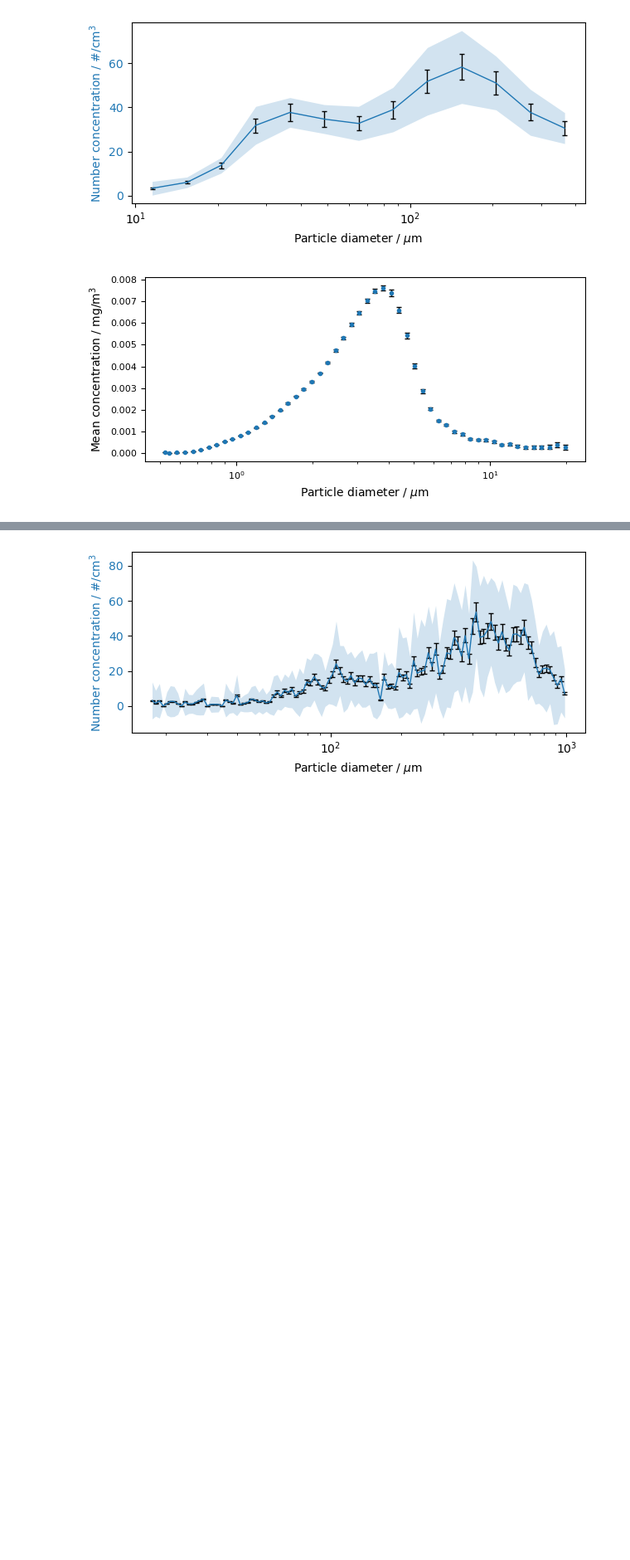
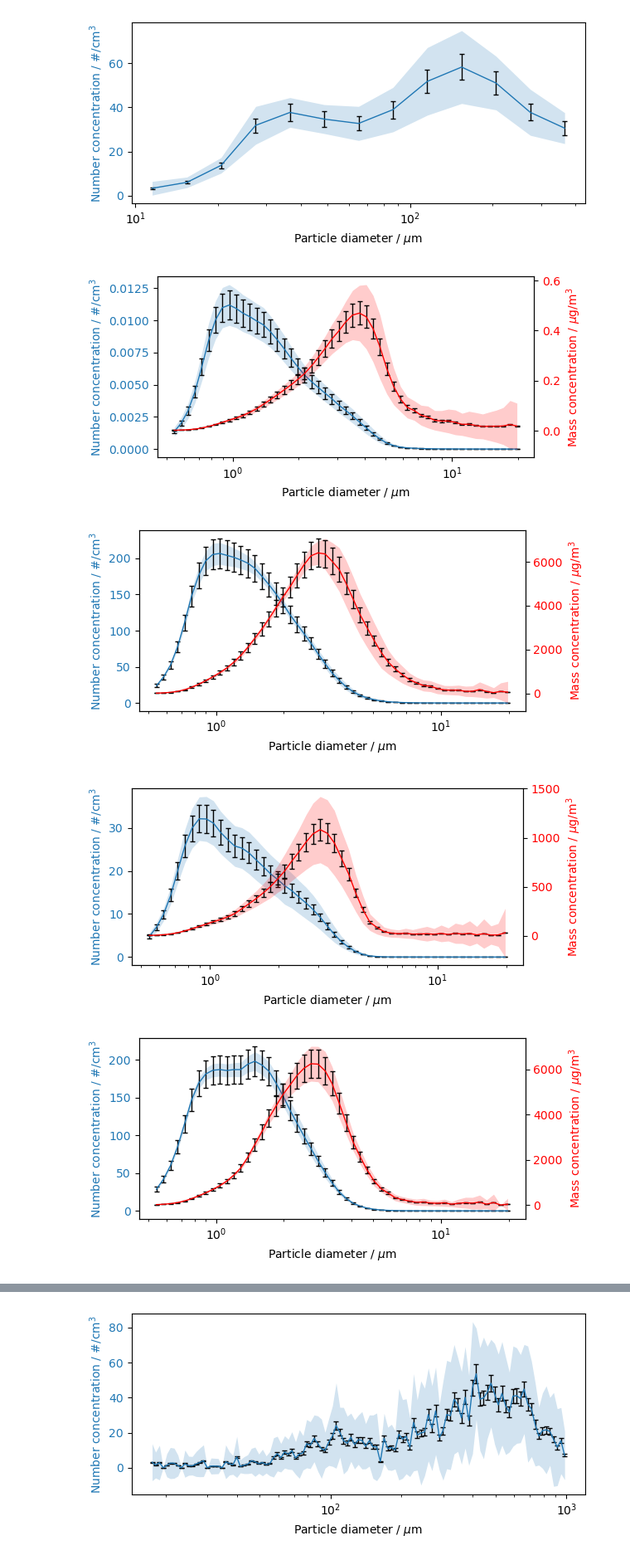
Before and after one commit to Normann25/Master-thesis, a Jupyter notebook: Lund Brake Wear/Mean_conc.ipynb, the cells around one changed output, grey strips where cells are left out. Shown at 83% size. Drawn from its saved outputs; the diff is of its cells as text; code cells hidden in the pictures; blank space fills up the shorter version.

```diff
--- a/Lund Brake Wear/Mean_conc.ipynb
+++ b/Lund Brake Wear/Mean_conc.ipynb
@@ -39,7 +39,7 @@ OPS_bins = OPS_APS['Exp1'].keys()[1:17].to_list()
 
 OPS_mass_conc = {}
 for key in OPS_dict_keys:
-    mass_conc = calc_mass_conc(OPS_APS[key], OPS_bins, OPS_cut_point, OPS_mid_point, 7.86)
+    mass_conc = calc_mass_conc(OPS_APS[key], OPS_bins, OPS_mid_point, 7.86)
     OPS_mass_conc[key] = mass_conc
 
 for i, key in enumerate(OPS_dict_keys):
@@ -113,11 +83,46 @@ def bin_edges(start, bin_means):
+# %%
+APS_dict_keys = ['20241016_APS', '20241016_APS_2_exp', '20241017_APS', '20241017_APS']
+APS_bins = OPS_APS['20241016_APS'].keys()[5:56].to_list()
+APS_bin_mean = []
+for key in OPS_APS['20241016_APS'].keys()[5:56]:
+    APS_bin_mean.append(float(key))
+    OPS_APS['20241016_APS'][key] = pd.to_numeric(OPS_APS['20241016_APS'][key], errors='coerce') * 7.86
+
+APS_mass_conc = {}
+APS_mass_conc['20241016_APS'] = OPS_APS['20241016_APS']
+for key in APS_dict_keys[1:]:
+    mass_conc = calc_mass_conc(OPS_APS[key], APS_bins, APS_bin_mean, 7.86)
+    APS_mass_conc[key] = mass_conc
+
+APS_number = pd.DataFrame({'Time': OPS_APS['20241016_APS']['Time']})
+for i, key in enumerate(APS_bins):
+        # Ensure df[key] is numeric
+        OPS_APS['20241016_APS'][key] = pd.to_numeric(OPS_APS['20241016_APS'][key], errors='coerce')
+
+        APS_number[key] = OPS_APS['20241016_APS'][key] / ((7.86 / 10**6) * (np.pi / 6) * APS_bin_mean[i]**3 * 10**6) # in #/cm**3
+OPS_APS['20241016_APS'] = APS_number
 # %%
 # fig_name = 'Mean_concentrations/APS_mean_' + 'Exp1' + '.png'
 
 # fig, axes = plt.subplots(figsize = (6.3, 3))
 
 # plot_bin_mean(axes, timestamps_exp[0], OPS_APS['20241016_APS'], APS_bins, 'Time', APS_bin_mean, ax_labels)
 
 # fig.tight_layout()
 # fig.savefig(fig_name, dpi = 600)
+
+for i, key in enumerate(APS_dict_keys):
+    exp_number = i + 1
+    fig_name = 'Mean_concentrations/APS_mean_Exp' + str(exp_number) + '.png'
+
+    fig, axes = plt.subplots(figsize = (6.3, 3))
+
+    plot_bin_mean(axes, timestamps_exp[i], OPS_APS[key], APS_mass_conc[key], APS_bins, 'Time', APS_bin_mean, ['tab:blue', 'red'], 0.10, ax_labels, mass = True)
+
+    fig.tight_layout()
+    fig.savefig(fig_name, dpi = 600)
 # %% [output]
-[figure, old version]
+[figure, new version]
+[figure, added]
+[figure, added]
+[figure, added]
```
Also changed, not shown: parts of 4 cells of this notebook, 20 other files.
